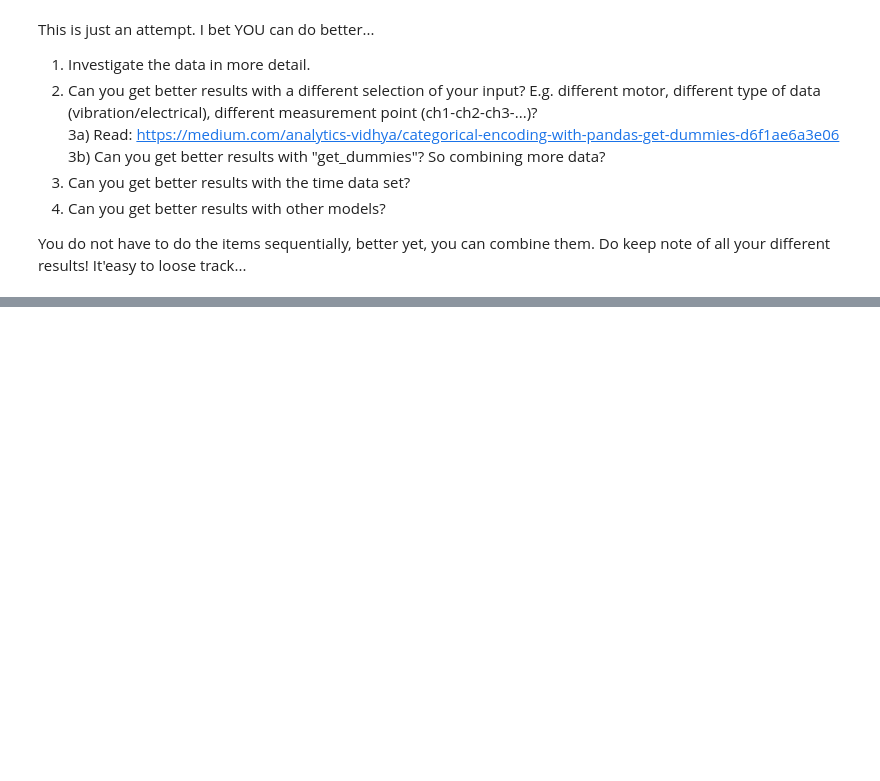
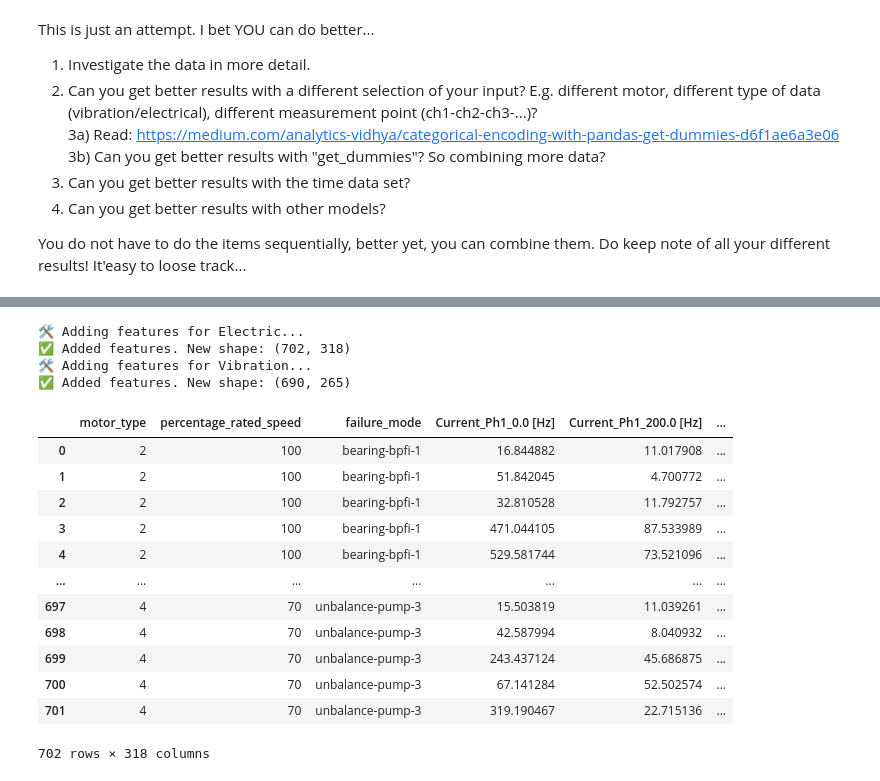
Before and after one commit to niboR13s/Data-science-code, a Jupyter notebook: Homework/Week_02/Classification/03_Motor_electrical_and_vibration_data_set.ipynb, the cells around one changed output, grey strips where cells are left out. Drawn from its saved outputs; the diff is of its cells as text; code cells hidden in the pictures; blank space fills up the shorter version.

```diff
--- a/Homework/Week_02/Classification/03_Motor_electrical_and_vibration_data_set.ipynb
+++ b/Homework/Week_02/Classification/03_Motor_electrical_and_vibration_data_set.ipynb
@@ -96,0 +555,72 @@ You do not have to do the items sequentially, better yet, you can combine them.
+# %%
+import numpy as np
+import pandas as pd
+
+def add_physics_features(df, sensor_type):
+    """
+    Voegt slimme features toe op basis van natuurkunde.
+    Werkt voor zowel 'Electric' als 'Vibration' dataframes.
+    """
+    print(f"🛠️ Adding features for {sensor_type}...")
+    df_new = df.copy()
+
+    # Lijst van sensoren (Ph1-3 of Sens1-5) bepalen
+    prefixes = set([c.split('_')[0] + '_' + c.split('_')[1] for c in df.columns if '[Hz]' in c])
+
+    # 1. RMS (Totale Energie) per sensor
+    for prefix in prefixes:
+        # Pak alle frequentie-kolommen van deze sensor
+        cols = [c for c in df.columns if prefix in c and '[Hz]' in c]
+        if not cols: continue
+
+        # Sommeer de waarden (benadering van RMS in frequentiedomein)
+        df_new[f'{prefix}_Total_Energy'] = df[cols].sum(axis=1)
+
+        # 2. Max Peak (Hoogste uitschieter)
+        df_new[f'{prefix}_Max_Peak'] = df[cols].max(axis=1)
+
+    # 3. Imbalance (Alleen nuttig als er meerdere fases/sensoren zijn)
+    # We zoeken naar groepen (bijv Current_Ph1, Current_Ph2...)
+    if sensor_type == 'Electric':
+        # Stroom Onbalans
+        current_cols = [f'Current_Ph{i}_Total_Energy' for i in [1, 2, 3] if f'Current_Ph{i}_Total_Energy' in df_new.columns]
+        if len(current_cols) == 3:
+            # Std dev tussen de 3 fases (hoeveel wijken ze van elkaar af?)
+            df_new['Current_Imbalance'] = df_new[current_cols].std(axis=1)
+
+        # Spanning Onbalans
+        volt_cols = [f'Voltage_Ph{i}_Total_Energy' for i in [1, 2, 3] if f'Voltage_Ph{i}_Total_Energy' in df_new.columns]
+        if len(volt_cols) == 3:
+            df_new['Voltage_Imbalance'] = df_new[volt_cols].std(axis=1)
+
+    elif sensor_type == 'Vibration':
+        # Vibratie "Spread" (verschil tussen hoogste en laagste sensor)
+        vib_energy_cols = [c for c in df_new.columns if 'Vib_Sens' in c and 'Total_Energy' in c]
+        if vib_energy_cols:
+            df_new['Vibration_Spread'] = df_new[vib_energy_cols].max(axis=1) - df_new[vib_energy_cols].min(axis=1)
+
+    print(f"✅ Added features. New shape: {df_new.shape}")
+    return df_new
+
+
+df_elec_feat = add_physics_features(df_electric_wide, 'Electric')
+df_vib_feat = add_physics_features(df_vibration_wide, 'Vibration')
+df_elec_feat
+# %% [output]
+🛠️ Adding features for Electric...
+✅ Added features. New shape: (702, 318)
+🛠️ Adding features for Vibration...
+✅ Added features. New shape: (690, 265)
+|  | motor_type | percentage_rated_speed | failure_mode | Current_Ph1_0.0 [Hz] | Current_Ph1_200.0 [Hz] | ... |
+| 0 | 2 | 100 | bearing-bpfi-1 | 16.844882 | 11.017908 | ... |
+| 1 | 2 | 100 | bearing-bpfi-1 | 51.842045 | 4.700772 | ... |
+| 2 | 2 | 100 | bearing-bpfi-1 | 32.810528 | 11.792757 | ... |
+| 3 | 2 | 100 | bearing-bpfi-1 | 471.044105 | 87.533989 | ... |
+| 4 | 2 | 100 | bearing-bpfi-1 | 529.581744 | 73.521096 | ... |
+| ... | ... | ... | ... | ... | ... | ... |
+| 697 | 4 | 70 | unbalance-pump-3 | 15.503819 | 11.039261 | ... |
+| 698 | 4 | 70 | unbalance-pump-3 | 42.587994 | 8.040932 | ... |
+| 699 | 4 | 70 | unbalance-pump-3 | 243.437124 | 45.686875 | ... |
+| 700 | 4 | 70 | unbalance-pump-3 | 67.141284 | 52.502574 | ... |
+| 701 | 4 | 70 | unbalance-pump-3 | 319.190467 | 22.715136 | ... |
+702 rows × 318 columns
```
Also changed, not shown: parts of 15 cells of this notebook, 8 other files.
